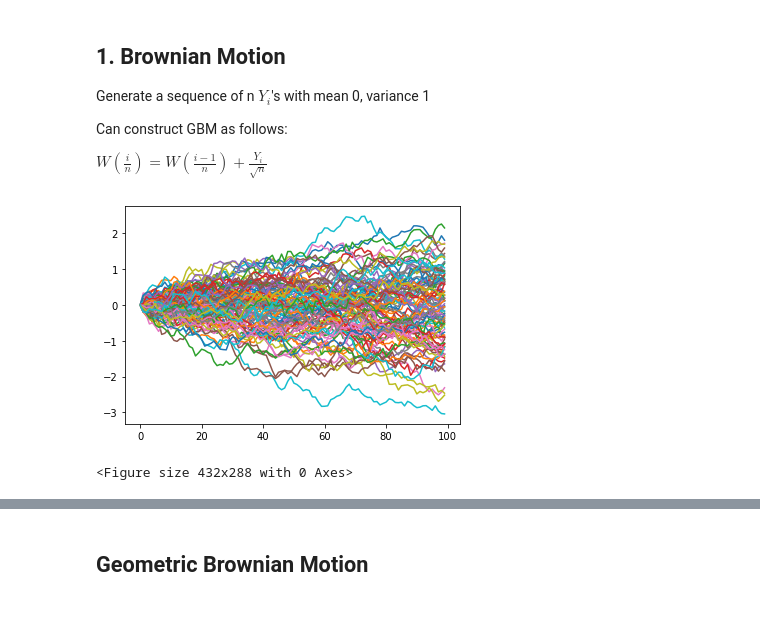
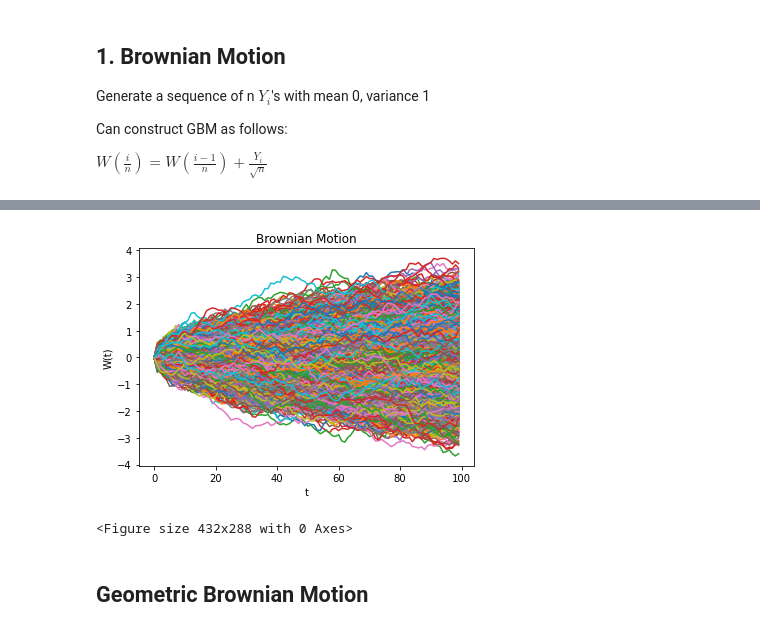
Before and after one commit to mrodek/ISYE6644-GRP236-OptionPricing, a Jupyter notebook: OptionsPricingSimulation.ipynb, the cells around one changed output, grey strips where cells are left out. Saved outputs shown, nothing was run; the diff lists cells and outputs as text; code cells hidden in the pictures.

```diff
--- a/OptionsPricingSimulation.ipynb
+++ b/OptionsPricingSimulation.ipynb
@@ -9,3 +8,11 @@ rng = default_rng(2745465)
+# %%
+m = int(1e4) # Number of replications (needs about 10^5 for stability)
+n = 100 # Number of RVs Y generated for each process
+mu = 0.05
+r = mu
+sigma2 = 0.15
+S0 = 100
+T = 1
 # %% [markdown]
 ## 1. Brownian Motion
 
@@ -17,18 +26,30 @@ $W(\frac{i}{n})=W(\frac{i-1}{n}) + \frac{Y_i}{\sqrt{n}}$
 # %%
-m = 100 # Number of replications
-n = 100 # Number of RVs Y generated for each process
-Y = np.random.normal(size=(m,n))
-W = np.zeros((m,n))
+def bm(m=int(1e4),n=100, vectorize=True):
+    Y = np.random.normal(size=(m,n))
+    W = np.zeros((m,n))
 
-# (Keep W(0) <- 0)
+    if not vectorize:
+        # (Keep W(0) <- 0)
+        for i in range(m):
+            for j in range(1,n):
+                W[i,j] = W[i,j-1] + Y[i,j]/(n**0.5)
+        return W
 
-for i in range(m):
-    for j in range(1,n):
-        W[i,j] = W[i,j-1] + Y[i,j]/(n**0.5)
+    # Vectorized:
+    Y_cumsum = np.cumsum(Y, axis=1)
+    W[:,1:] = W[:,:-1] + Y_cumsum[:,1:]/(n**0.5)
+
+
+    return W
-# %%
-plt.plot(W.T)
-plt.show()
-plt.clf()
-# %% [output]
-[figure, removed]
-<Figure size 432x288 with 0 Axes>
+# %%
+start = time.time()
+W = bm(m=int(1e4),n=100)
+end = time.time()
+print(f"Elapsed: {end-start}")
+plt.plot(W.T)
+plt.title("Brownian Motion")
+plt.xlabel("t")
+plt.ylabel("W(t)")
+plt.show()
+plt.clf()
+# %% [output]
@@ -35,3 +57,5 @@ plt.clf()
+[figure, added]
+<Figure size 432x288 with 0 Axes>
 # %% [markdown]
 ## Geometric Brownian Motion
 # %% [markdown]
```
Also changed, not shown: parts of 55 cells of this notebook.
